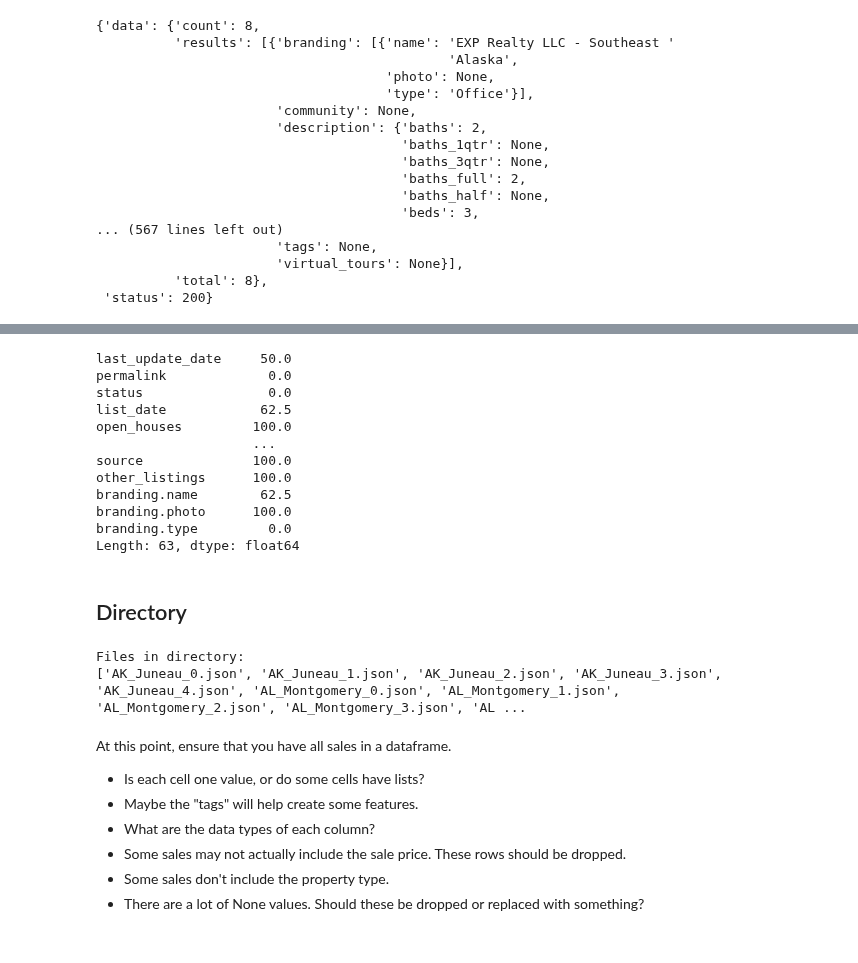
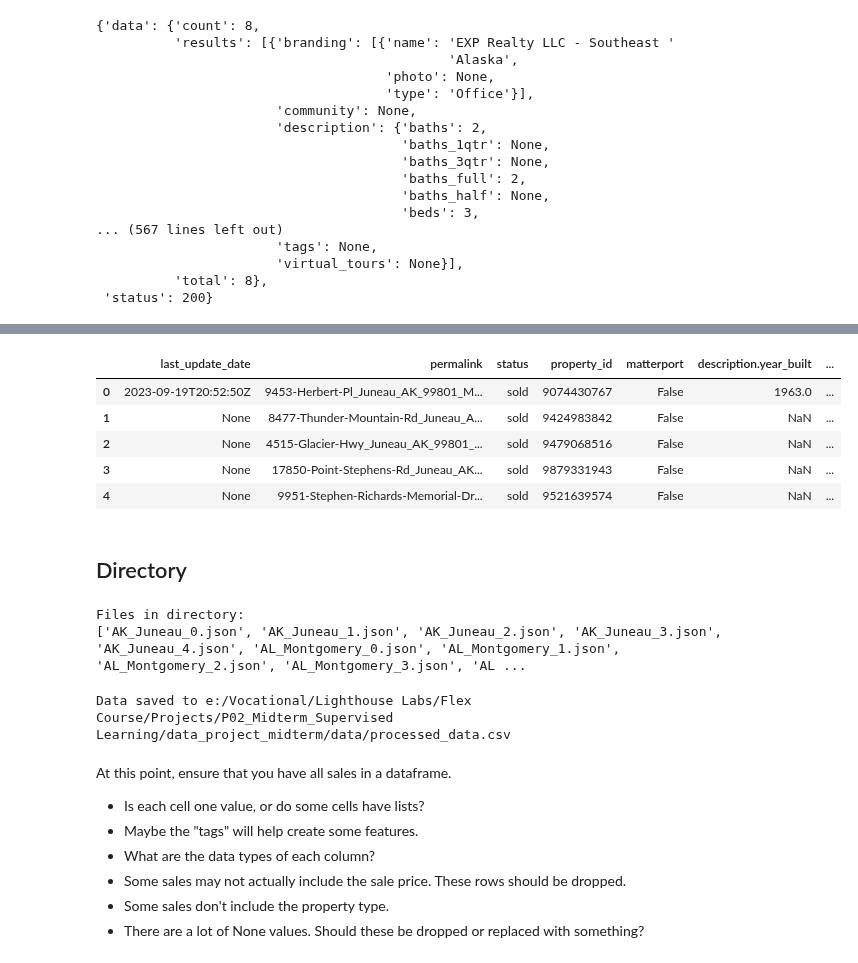
Before and after one commit to rdebullain/ML-supervised_real_estate_data, a Jupyter notebook: notebooks/1 - EDA.ipynb, the cells around one changed output, grey strips where cells are left out. Drawn from its saved outputs; the diff is of its cells as text; code cells hidden in the pictures.

```diff
--- a/notebooks/1 - EDA.ipynb
+++ b/notebooks/1 - EDA.ipynb
@@ -101,3 +101,18 @@ if 'other_listings.rdc' in df.columns:
     other_listings_rdc = pd.json_normalize(df['other_listings.rdc'].explode())
     other_listings_rdc.columns = [f'other_listings.rdc.{col}' for col in other_listings_rdc.columns]
     df = df.drop('other_listings.rdc', axis=1).join(other_listings_rdc)
+# %%
+# Define a threshold for dropping columns (e.g., drop columns with more than 50% missing values)
+threshold = 0.5
+
+# Calculate the percentage of missing values for each column
+missing_percentage = df.isnull().mean()
+
+# Identify columns to drop based on the threshold
+columns_to_drop = missing_percentage[missing_percentage > threshold].index
+
+# Drop the identified columns from the DataFrame
+df = df.drop(columns=columns_to_drop)
+
+# Print the dropped columns
+print(f"Dropped columns: {columns_to_drop}")
@@ -138,18 +137,12 @@ Index(['last_update_date', 'permalink', 'status', 'list_date', 'open_houses',
-# %%
-# calculate the percentage of null values in each column
-df.isnull().mean() * 100
-# %% [output]
-last_update_date     50.0
-permalink             0.0
-status                0.0
-list_date            62.5
-open_houses         100.0
-                    ...
-source              100.0
-other_listings      100.0
-branding.name        62.5
-branding.photo      100.0
-branding.type         0.0
-Length: 63, dtype: float64
+# %%
+# Display the resulting DataFrame
+df.head()
+# %% [output]
+|  | last_update_date | permalink | status | property_id | matterport | description.year_built | ... |
+| 0 | 2023-09-19T20:52:50Z | 9453-Herbert-Pl_Juneau_AK_99801_M... | sold | 9074430767 | False | 1963.0 | ... |
+| 1 | None | 8477-Thunder-Mountain-Rd_Juneau_A... | sold | 9424983842 | False | NaN | ... |
+| 2 | None | 4515-Glacier-Hwy_Juneau_AK_99801_... | sold | 9479068516 | False | NaN | ... |
+| 3 | None | 17850-Point-Stephens-Rd_Juneau_AK... | sold | 9879331943 | False | NaN | ... |
+| 4 | None | 9951-Stephen-Richards-Memorial-Dr... | sold | 9521639574 | False | NaN | ... |
 # %% [markdown]
 ## Directory
@@ -156,11 +242,9 @@ Length: 63, dtype: float64
 # %%
-# define the path to the directory
+# Example usage:
 directory_path = 'e:/Vocational/Lighthouse Labs/Flex Course/Projects/P02_Midterm_Supervised Learning/data_project_midterm/data'
+output_csv_path = 'e:/Vocational/Lighthouse Labs/Flex Course/Projects/P02_Midterm_Supervised Learning/data_project_midterm/data/processed_data.csv'
+process_json_files(directory_path, output_csv_path)
+# %% [output]
+Files in directory:
+['AK_Juneau_0.json', 'AK_Juneau_1.json', 'AK_Juneau_2.json', 'AK_Juneau_3.json', 'AK_Juneau_4.json', 'AL_Montgomery_0.json', 'AL_Montgomery_1.json', 'AL_Montgomery_2.json', 'AL_Montgomery_3.json', 'AL ...
+Data saved to e:/Vocational/Lighthouse Labs/Flex Course/Projects/P02_Midterm_Supervised Learning/data_project_midterm/data/processed_data.csv
-# %%
-# list all files in the specified directory
-files = [f for f in os.listdir(directory_path) if f.endswith('.json')]
-print("Files in directory:")
-print(files)
-# %% [output]
-Files in directory:
-['AK_Juneau_0.json', 'AK_Juneau_1.json', 'AK_Juneau_2.json', 'AK_Juneau_3.json', 'AK_Juneau_4.json', 'AL_Montgomery_0.json', 'AL_Montgomery_1.json', 'AL_Montgomery_2.json', 'AL_Montgomery_3.json', 'AL ...
```
Also changed, not shown: parts of 8 cells of this notebook, 1 other file.
